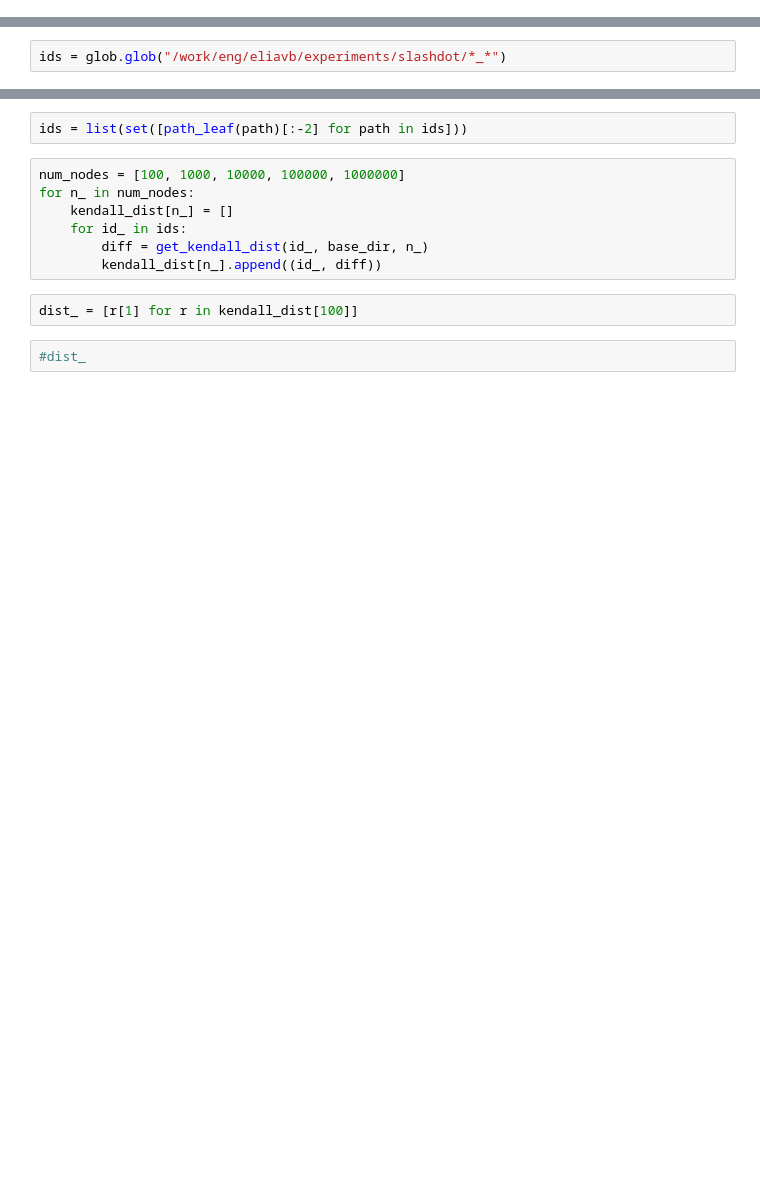
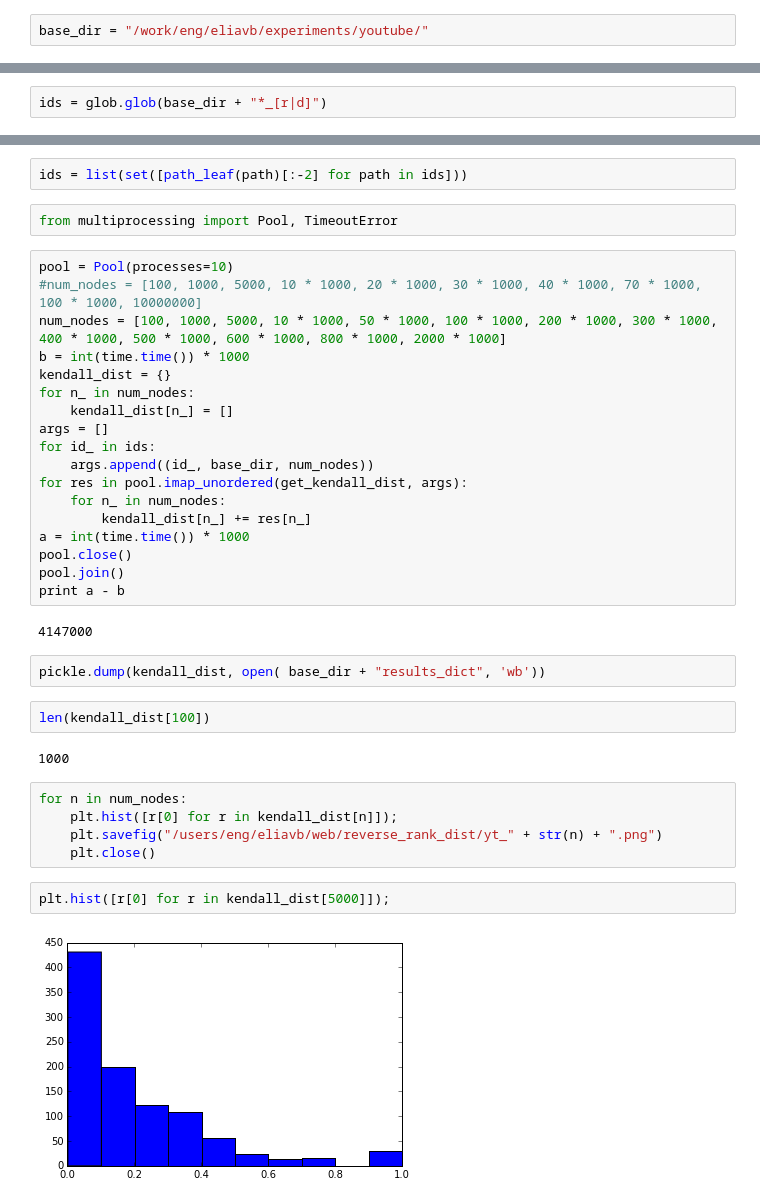
Before and after one commit to eliavb/all_distance_sketch, a Jupyter notebook: reverse_rank_vs_distance.ipynb, the cells around one changed output, grey strips where cells are left out. Cells and saved outputs as stored; diff of their text form; blank space fills up the shorter version.

Commit message:
Adding notebook to compute the reverse rank distribution

```diff
--- a/reverse_rank_vs_distance.ipynb
+++ b/reverse_rank_vs_distance.ipynb
@@ -34,4 +34,6 @@ def compare_ranks_node_id(x, y):
 def path_leaf(path):
     head, tail = ntpath.split(path)
     return tail or ntpath.basename(head)
+# %%
+base_dir = "/work/eng/eliavb/experiments/youtube/"
 # %%
@@ -73,2 +72,2 @@ print a - b
 # %%
-ids = glob.glob("/work/eng/eliavb/experiments/slashdot/*_*")
+ids = glob.glob(base_dir + "*_[r|d]")
@@ -79,13 +74,39 @@ plt.hist(kendal_dist_val);
 # %%
 ids = list(set([path_leaf(path)[:-2] for path in ids]))
-# %%
-num_nodes = [100, 1000, 10000, 100000, 1000000]
-for n_ in num_nodes:
-    kendall_dist[n_] = []
-    for id_ in ids:
-        diff = get_kendall_dist(id_, base_dir, n_)
-        kendall_dist[n_].append((id_, diff))
+# %%
+from multiprocessing import Pool, TimeoutError
+# %%
+pool = Pool(processes=10)
+#num_nodes = [100, 1000, 5000, 10 * 1000, 20 * 1000, 30 * 1000, 40 * 1000, 70 * 1000, 100 * 1000, 10000000]
+num_nodes = [100, 1000, 5000, 10 * 1000, 50 * 1000, 100 * 1000, 200 * 1000, 300 * 1000, 400 * 1000, 500 * 1000, 600 * 1000, 800 * 1000, 2000 * 1000]
+b = int(time.time()) * 1000
+kendall_dist = {}
+for n_ in num_nodes:
+    kendall_dist[n_] = []
+args = []
+for id_ in ids:
+    args.append((id_, base_dir, num_nodes))
+for res in pool.imap_unordered(get_kendall_dist, args):
+    for n_ in num_nodes:
+        kendall_dist[n_] += res[n_]
+a = int(time.time()) * 1000
+pool.close()
+pool.join()
+print a - b
+# %% [output]
+4147000
+# %%
+pickle.dump(kendall_dist, open( base_dir + "results_dict", 'wb'))
+# %%
+len(kendall_dist[100])
+# %% [output]
+1000
+# %%
+for n in num_nodes:
+    plt.hist([r[0] for r in kendall_dist[n]]);
+    plt.savefig("/users/eng/eliavb/web/reverse_rank_dist/yt_" + str(n) + ".png")
+    plt.close()
 # %%
-dist_ = [r[1] for r in kendall_dist[100]]
+plt.hist([r[0] for r in kendall_dist[5000]]);
+# %% [output]
+[figure, added]
-# %%
-#dist_
```
Also changed, not shown: parts of 17 cells of this notebook, 3 other files.
